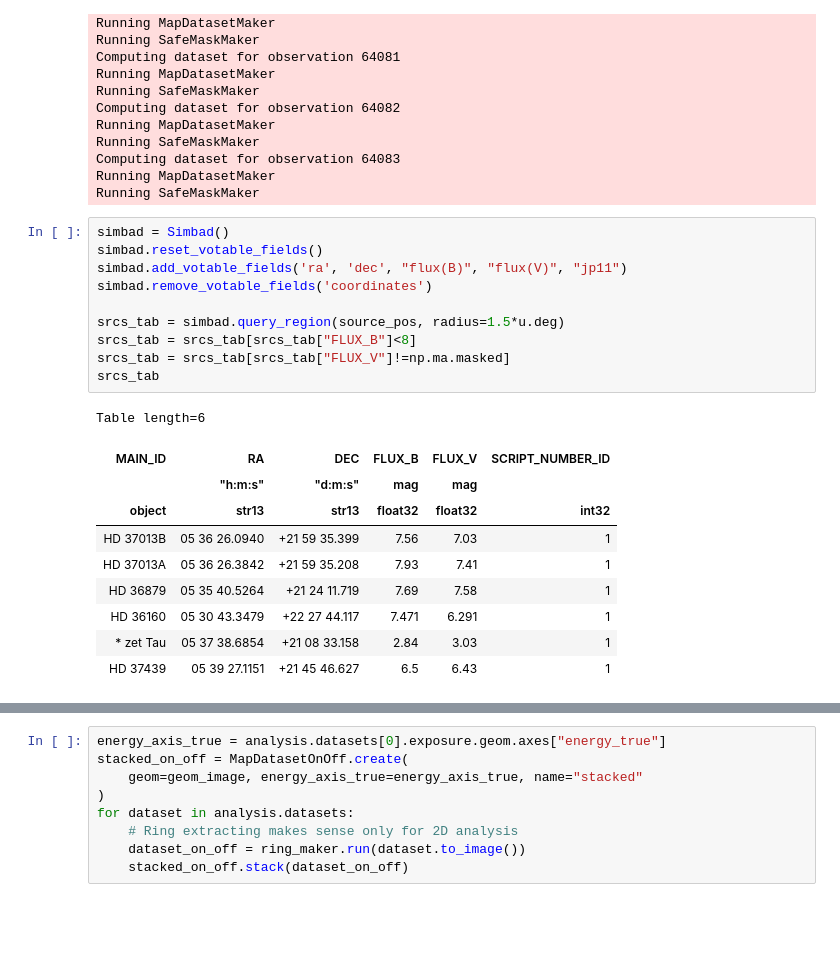
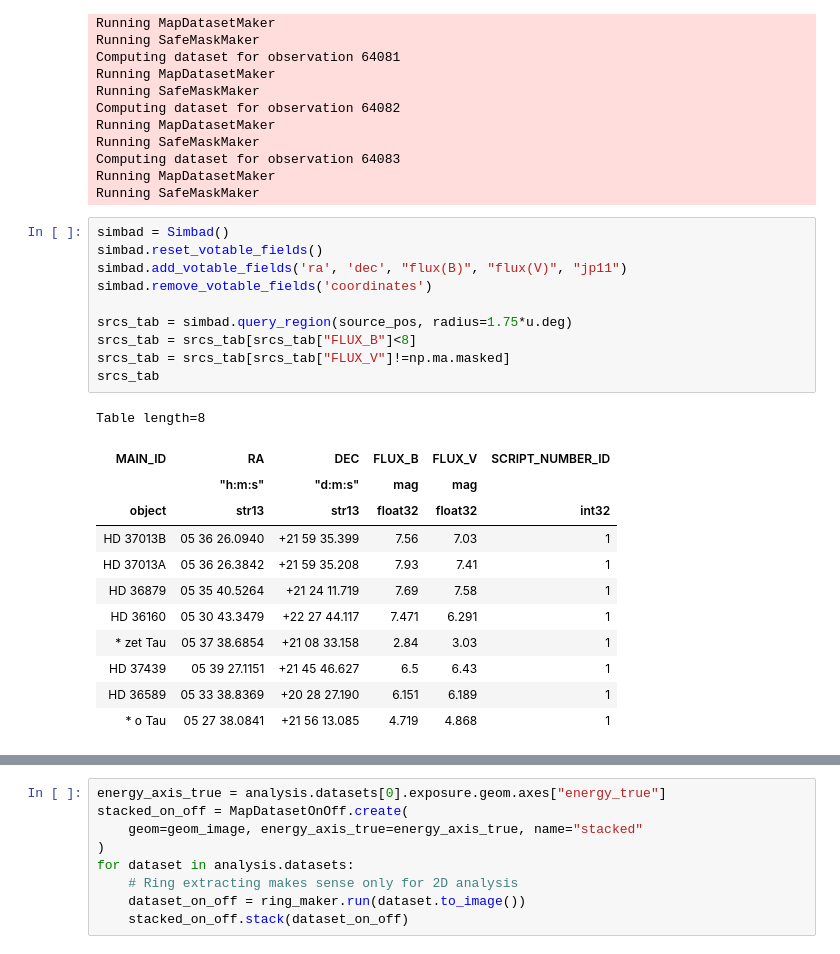
Before and after one commit to VERITAS-Observatory/gammapy-tools, a Jupyter notebook: examples/RBM_analysis.ipynb, the cells around one changed output, grey strips where cells are left out. Saved outputs shown, nothing was run; the diff lists cells and outputs as text; blank space fills up the shorter version.

```diff
--- a/examples/RBM_analysis.ipynb
+++ b/examples/RBM_analysis.ipynb
@@ -141,24 +140,26 @@ Running SafeMaskMaker
 # %%
 simbad = Simbad()
 simbad.reset_votable_fields()
 simbad.add_votable_fields('ra', 'dec', "flux(B)", "flux(V)", "jp11")
 simbad.remove_votable_fields('coordinates')
 
-srcs_tab = simbad.query_region(source_pos, radius=1.5*u.deg)
+srcs_tab = simbad.query_region(source_pos, radius=1.75*u.deg)
 srcs_tab = srcs_tab[srcs_tab["FLUX_B"]<8]
 srcs_tab = srcs_tab[srcs_tab["FLUX_V"]!=np.ma.masked]
 srcs_tab
 # %% [output]
-Table length=6
+Table length=8
 | MAIN_ID | RA | DEC | FLUX_B | FLUX_V | SCRIPT_NUMBER_ID |
 |  | "h:m:s" | "d:m:s" | mag | mag |  |
 | object | str13 | str13 | float32 | float32 | int32 |
 | HD 37013B | 05 36 26.0940 | +21 59 35.399 | 7.56 | 7.03 | 1 |
 | HD 37013A | 05 36 26.3842 | +21 59 35.208 | 7.93 | 7.41 | 1 |
 | HD 36879 | 05 35 40.5264 | +21 24 11.719 | 7.69 | 7.58 | 1 |
 | HD 36160 | 05 30 43.3479 | +22 27 44.117 | 7.471 | 6.291 | 1 |
 | * zet Tau | 05 37 38.6854 | +21 08 33.158 | 2.84 | 3.03 | 1 |
 | HD 37439 | 05 39 27.1151 | +21 45 46.627 | 6.5 | 6.43 | 1 |
+| HD 36589 | 05 33 38.8369 | +20 28 27.190 | 6.151 | 6.189 | 1 |
+| * o Tau | 05 27 38.0841 | +21 56 13.085 | 4.719 | 4.868 | 1 |
 # %%
 # get the geom that we use
 geom = analysis.datasets[0].counts.geom
```
Also changed, not shown: parts of 15 cells of this notebook, 2 other files.
